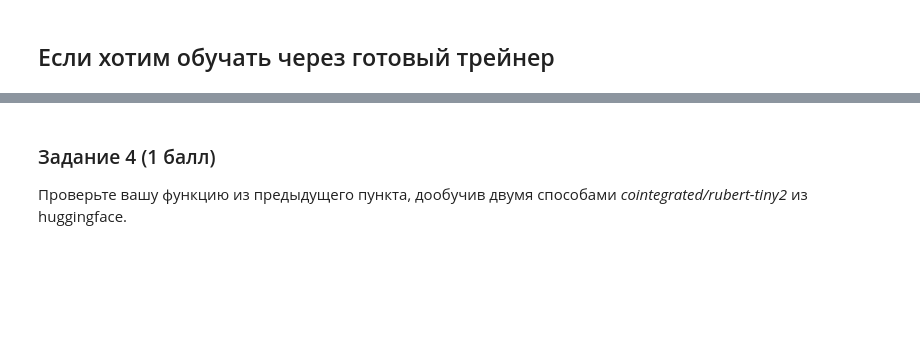
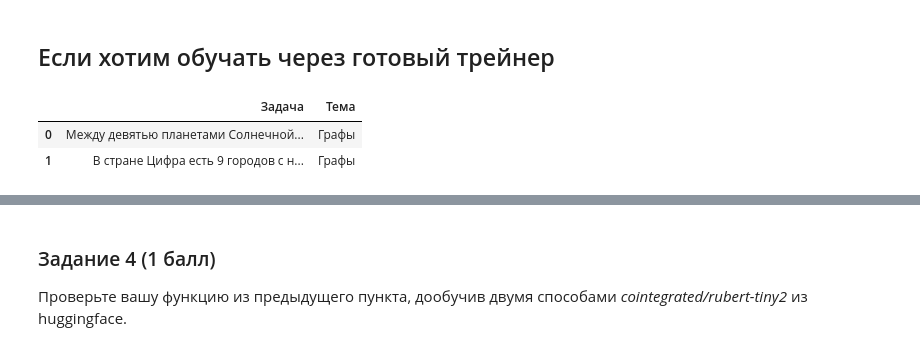
Before and after one commit to nikchernikkem/DLS-NLP-Course, a Jupyter notebook: 6 Fine Tuning BERT/[homework]Attention_and_transformers.ipynb, the cells around one changed output, grey strips where cells are left out. Cells and saved outputs as stored; diff of their text form; code cells hidden in the pictures; blank space fills up the shorter version.

```diff
--- a/6 Fine Tuning BERT/[homework]Attention_and_transformers.ipynb
+++ b/6 Fine Tuning BERT/[homework]Attention_and_transformers.ipynb
@@ -236,3 +238,10 @@ en_test_ds = TextClassificationDataset(en_X_test, en_y_test, en_tokenizer, max_l
 #         "accuracy": accuracy_score(labels, preds),
 #         "f1_macro": f1_score(labels, preds, average="macro"),
 #     }
+# %%
+rudata = pd.read_excel('data_problems.xlsx', usecols=[1,2])
+rudata.head(2)
+# %% [output]
+|  | Задача | Тема |
+| 0 | Между девятью планетами Солнечной... | Графы |
+| 1 | В стране Цифра есть 9 городов с н... | Графы |
```
Also changed, not shown: parts of 10 cells of this notebook, 2 other files.
